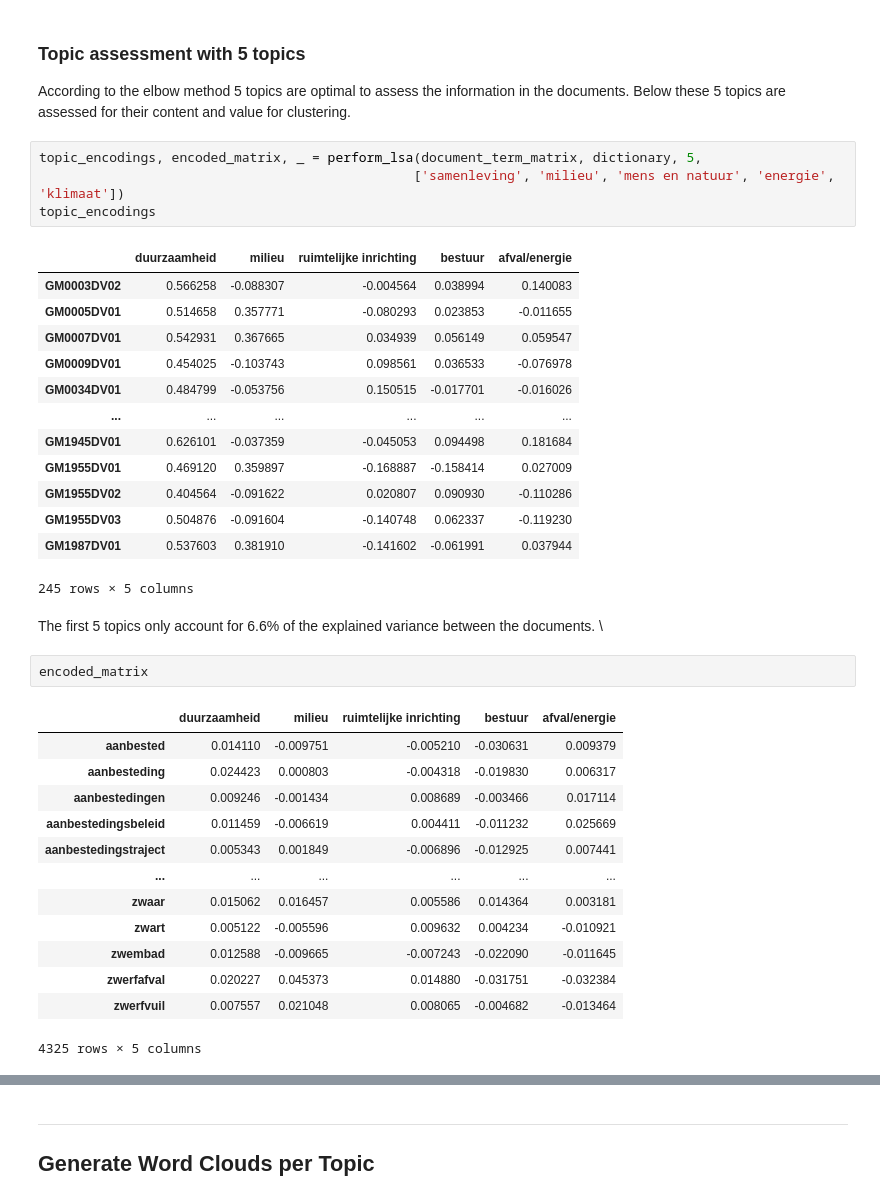
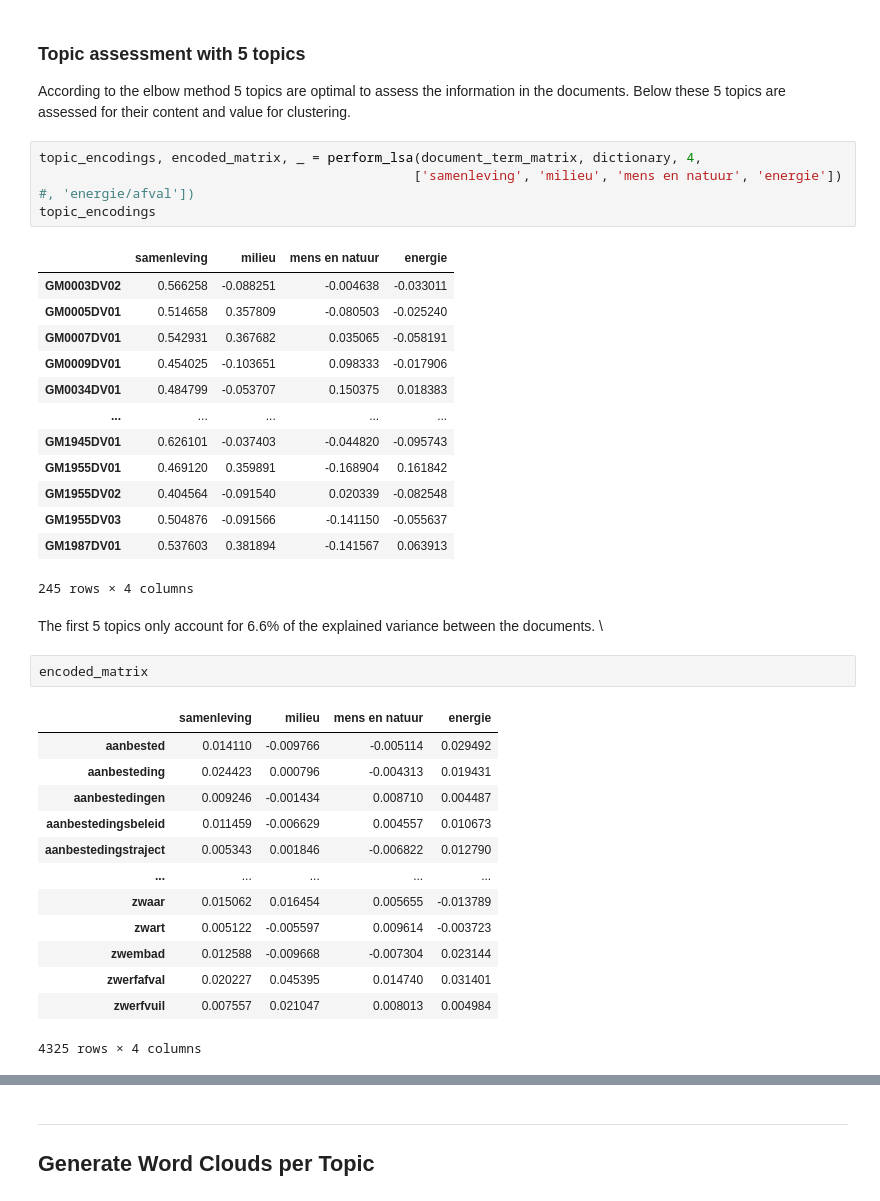
Before and after one commit to kjkoster/execute-enexis, a Jupyter notebook: notebooks/02 enexis governance -- LSA.ipynb, the cells around one changed output, grey strips where cells are left out. Saved outputs shown, nothing was run; the diff lists cells and outputs as text.

```diff
--- a/notebooks/02 enexis governance -- LSA.ipynb
+++ b/notebooks/02 enexis governance -- LSA.ipynb
@@ -424,42 +424,42 @@ From this analysis it can be concluded that medium values for both max_df and mi
 ### Topic assessment with 5 topics
 According to the elbow method 5 topics are optimal to assess the information in the documents. Below these 5 topics are assessed for their content and value for clustering.
 # %%
-topic_encodings, encoded_matrix, _ = perform_lsa(document_term_matrix, dictionary, 5,
-                                                ['samenleving', 'milieu', 'mens en natuur', 'energie', 'klimaat'])
+topic_encodings, encoded_matrix, _ = perform_lsa(document_term_matrix, dictionary, 4,
+                                                ['samenleving', 'milieu', 'mens en natuur', 'energie']) #, 'energie/afval'])
 topic_encodings
 # %% [output]
-|  | duurzaamheid | milieu | ruimtelijke inrichting | bestuur | afval/energie |
-| GM0003DV02 | 0.566258 | -0.088307 | -0.004564 | 0.038994 | 0.140083 |
-| GM0005DV01 | 0.514658 | 0.357771 | -0.080293 | 0.023853 | -0.011655 |
-| GM0007DV01 | 0.542931 | 0.367665 | 0.034939 | 0.056149 | 0.059547 |
-| GM0009DV01 | 0.454025 | -0.103743 | 0.098561 | 0.036533 | -0.076978 |
-| GM0034DV01 | 0.484799 | -0.053756 | 0.150515 | -0.017701 | -0.016026 |
-| ... | ... | ... | ... | ... | ... |
-| GM1945DV01 | 0.626101 | -0.037359 | -0.045053 | 0.094498 | 0.181684 |
-| GM1955DV01 | 0.469120 | 0.359897 | -0.168887 | -0.158414 | 0.027009 |
-| GM1955DV02 | 0.404564 | -0.091622 | 0.020807 | 0.090930 | -0.110286 |
-| GM1955DV03 | 0.504876 | -0.091604 | -0.140748 | 0.062337 | -0.119230 |
-| GM1987DV01 | 0.537603 | 0.381910 | -0.141602 | -0.061991 | 0.037944 |
+|  | samenleving | milieu | mens en natuur | energie |
+| GM0003DV02 | 0.566258 | -0.088251 | -0.004638 | -0.033011 |
+| GM0005DV01 | 0.514658 | 0.357809 | -0.080503 | -0.025240 |
+| GM0007DV01 | 0.542931 | 0.367682 | 0.035065 | -0.058191 |
+| GM0009DV01 | 0.454025 | -0.103651 | 0.098333 | -0.017906 |
+| GM0034DV01 | 0.484799 | -0.053707 | 0.150375 | 0.018383 |
+| ... | ... | ... | ... | ... |
+| GM1945DV01 | 0.626101 | -0.037403 | -0.044820 | -0.095743 |
+| GM1955DV01 | 0.469120 | 0.359891 | -0.168904 | 0.161842 |
+| GM1955DV02 | 0.404564 | -0.091540 | 0.020339 | -0.082548 |
+| GM1955DV03 | 0.504876 | -0.091566 | -0.141150 | -0.055637 |
+| GM1987DV01 | 0.537603 | 0.381894 | -0.141567 | 0.063913 |
-245 rows × 5 columns
+245 rows × 4 columns
 # %% [markdown]
 The first 5 topics only account for 6.6% of the explained variance between the documents.
 \
 # %%
 encoded_matrix
 # %% [output]
-|  | duurzaamheid | milieu | ruimtelijke inrichting | bestuur | afval/energie |
-| aanbested | 0.014110 | -0.009751 | -0.005210 | -0.030631 | 0.009379 |
-| aanbesteding | 0.024423 | 0.000803 | -0.004318 | -0.019830 | 0.006317 |
-| aanbestedingen | 0.009246 | -0.001434 | 0.008689 | -0.003466 | 0.017114 |
-| aanbestedingsbeleid | 0.011459 | -0.006619 | 0.004411 | -0.011232 | 0.025669 |
-| aanbestedingstraject | 0.005343 | 0.001849 | -0.006896 | -0.012925 | 0.007441 |
-| ... | ... | ... | ... | ... | ... |
-| zwaar | 0.015062 | 0.016457 | 0.005586 | 0.014364 | 0.003181 |
-| zwart | 0.005122 | -0.005596 | 0.009632 | 0.004234 | -0.010921 |
-| zwembad | 0.012588 | -0.009665 | -0.007243 | -0.022090 | -0.011645 |
-| zwerfafval | 0.020227 | 0.045373 | 0.014880 | -0.031751 | -0.032384 |
-| zwerfvuil | 0.007557 | 0.021048 | 0.008065 | -0.004682 | -0.013464 |
+|  | samenleving | milieu | mens en natuur | energie |
+| aanbested | 0.014110 | -0.009766 | -0.005114 | 0.029492 |
+| aanbesteding | 0.024423 | 0.000796 | -0.004313 | 0.019431 |
+| aanbestedingen | 0.009246 | -0.001434 | 0.008710 | 0.004487 |
+| aanbestedingsbeleid | 0.011459 | -0.006629 | 0.004557 | 0.010673 |
+| aanbestedingstraject | 0.005343 | 0.001846 | -0.006822 | 0.012790 |
+| ... | ... | ... | ... | ... |
+| zwaar | 0.015062 | 0.016454 | 0.005655 | -0.013789 |
+| zwart | 0.005122 | -0.005597 | 0.009614 | -0.003723 |
+| zwembad | 0.012588 | -0.009668 | -0.007304 | 0.023144 |
+| zwerfafval | 0.020227 | 0.045395 | 0.014740 | 0.031401 |
+| zwerfvuil | 0.007557 | 0.021047 | 0.008013 | 0.004984 |
-4325 rows × 5 columns
+4325 rows × 4 columns
 # %%
 topic_encodings.to_parquet("../data/Governance/LSA_document_topic_matrix.parquet")
 sns.pairplot(topic_encodings);
```
Also changed, not shown: parts of 12 cells of this notebook, 2 other files.
